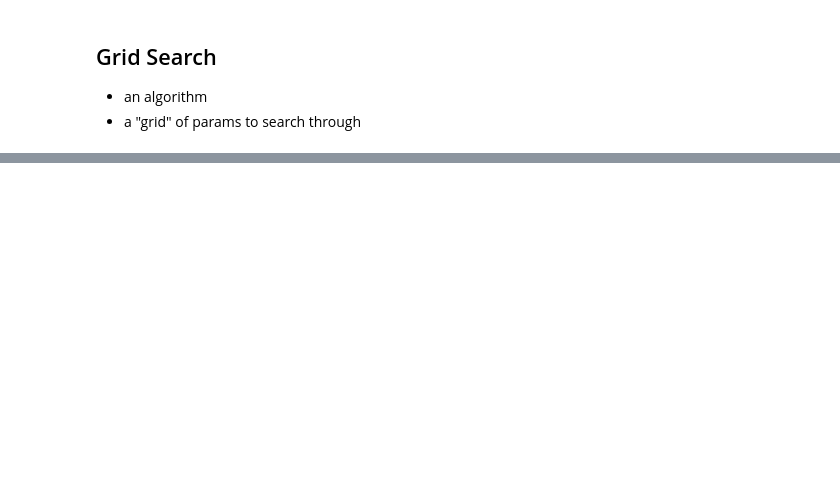
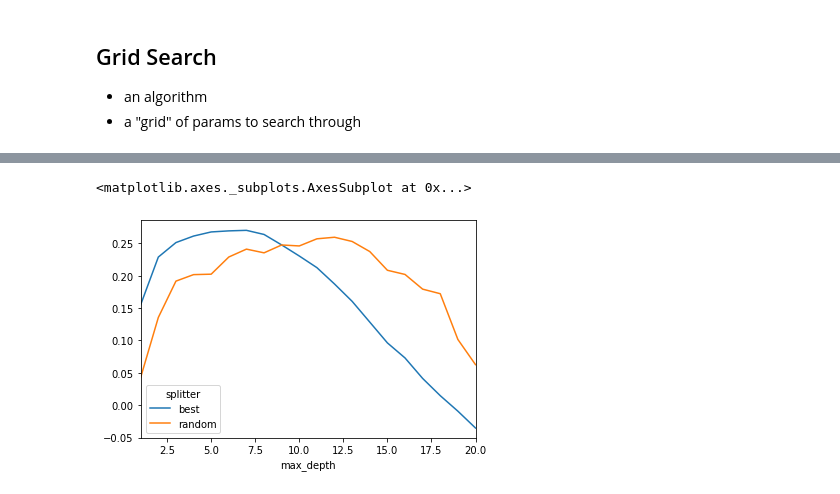
Before and after one commit to CodeupClassroom/bayes-methodologies-exercises, a Jupyter notebook: advanced_topics/cross-validation-lesson.ipynb, the cells around one changed output, grey strips where cells are left out. Drawn from its saved outputs; the diff is of its cells as text; code cells hidden in the pictures; blank space fills up the shorter version.

```diff
--- a/advanced_topics/cross-validation-lesson.ipynb
+++ b/advanced_topics/cross-validation-lesson.ipynb
@@ -56,0 +150,5 @@ pd.DataFrame(results['params'])
+# %%
+df.pivot_table('score', 'max_depth', 'splitter').plot()
+# %% [output]
+<matplotlib.axes._subplots.AxesSubplot at 0x...>
+[figure, added]
```
Also changed, not shown: parts of 13 cells of this notebook.
